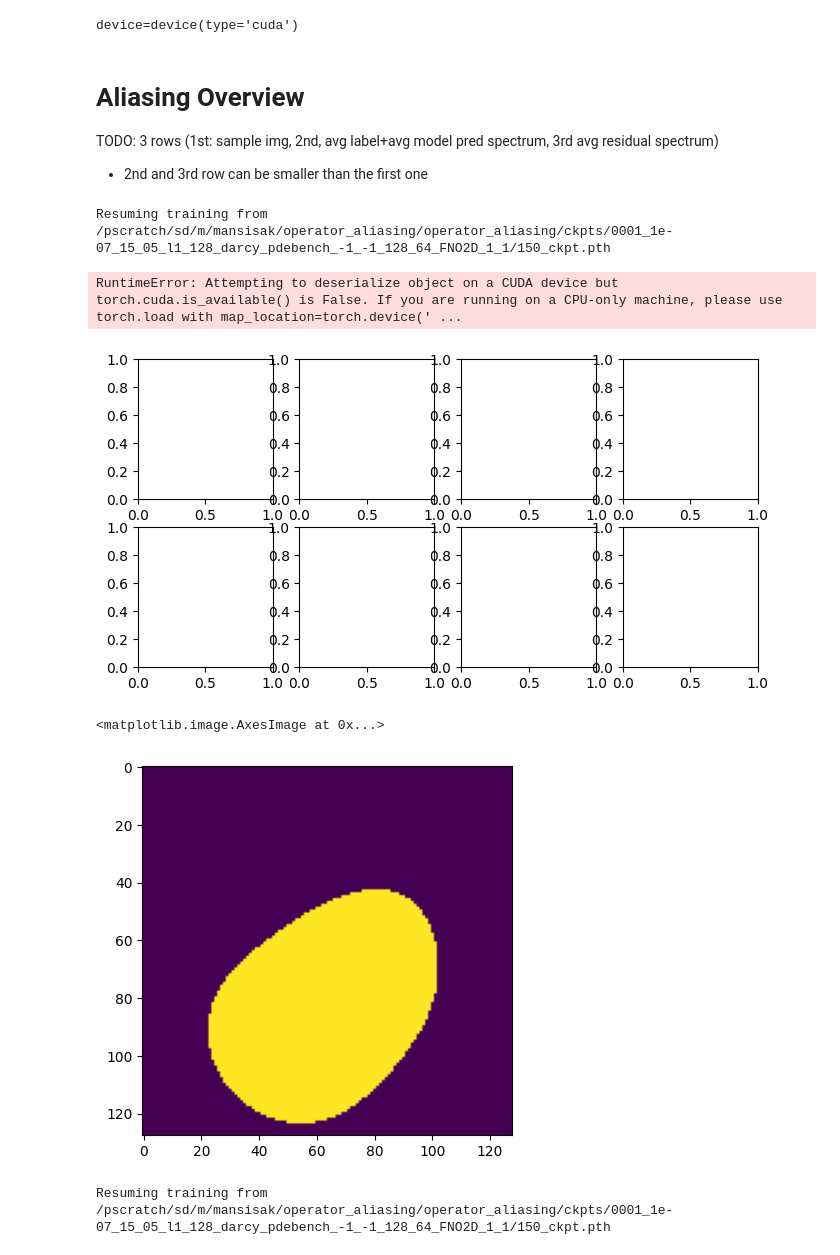
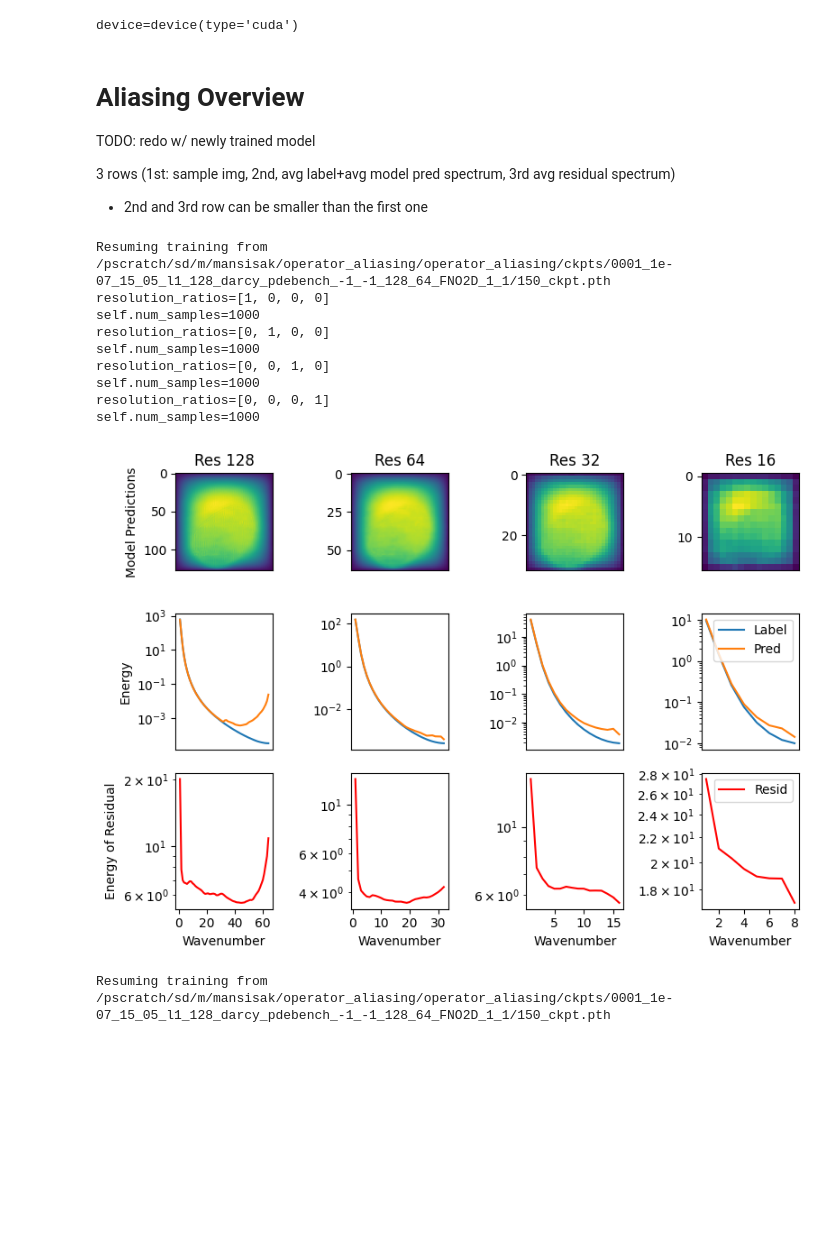
Before and after one commit to msakarvadia/operator_aliasing, a Jupyter notebook: notebooks/figures.ipynb, the cells around one changed output. Drawn from its saved outputs; the diff is of its cells as text; code cells hidden in the pictures; blank space fills up the shorter version.

Commit message:
adding figures

```diff
--- a/notebooks/figures.ipynb
+++ b/notebooks/figures.ipynb
@@ -30,11 +30,12 @@ ckpt_path = '/pscratch/sd/m/mansisak/operator_aliasing/operator_aliasing/ckpts'
 device=device(type='cuda')
 # %% [markdown]
 # Aliasing Overview
+TODO: redo w/ newly trained model
 
-TODO: 3 rows (1st: sample img, 2nd, avg label+avg model pred spectrum, 3rd avg residual spectrum)
+3 rows (1st: sample img, 2nd, avg label+avg model pred spectrum, 3rd avg residual spectrum)
 - 2nd and 3rd row can be smaller than the first one
 # %%
-fig, axs = plt.subplots(2, 4, figsize=(8, 4))
+fig, axs = plt.subplots(3, 4, figsize=(8, 6))
 from matplotlib import ticker
 
 # grab trained model
@@ -62,6 +63,7 @@ model = get_model(
     out_channels=out_channels,
 )
 ckpt_dir = f'{lr}_{wd}_15_05_{loss}_{batch_size}_{dataset_name}_-1_-1_{img_size}_{max_mode}_{model_name}_{in_channels}_{initial_steps}'
+#ckpt_dir = f'{lr}_{wd}_15_05_{loss}_{batch_size}_{dataset_name}_-1_-1_{max_mode}_{model_name}_{in_channels}_{out_channels}_{pinn_loss_weight}_{initial_steps}_single_[0,0,0,1]'
 ckpt_pth = f'{ckpt_path}/{ckpt_dir}/'
 ckpt_dict = load_latest_ckpt(ckpt_pth)
 model.load_state_dict(ckpt_dict['model_state_dict'])
@@ -69,6 +71,9 @@ model = model.to(device)
 model = model.eval()
 
 for x_idx, res in enumerate([16, 32, 64, 128]):
+    resolution_ratio = [0,0,0,0]
+    resolution_ratio[x_idx] = 1
+    resolutions = [128, 64, 32, 16]
     dataset = get_dataset(
         dataset_name=dataset_name,
         filter_lim=filter_lim,
@@ -79,48 +84,70 @@ for x_idx, res in enumerate([16, 32, 64, 128]):
         model_name=model_name,
         darcy_forcing_term=darcy_forcing_term,
         burger_viscosity=burger_viscosity,
+        batch_size = 128,
+        seed = 0,
+        resolution_ratios=resolution_ratio,
     )
-    sample = dataset[0]
+    #sample = dataset[0]
+    sample = {
+        'x':torch.concat([dataset[i]['x'] for i in range(len(dataset))]),
+        'y':torch.concat([dataset[i]['y'] for i in range(len(dataset))])
+    }
     # grab a single input from the last batch
-    model_input = sample['x'].unsqueeze(dim=0).to(device)
+    model_input = sample['x'].to(device) #.unsqueeze(dim=0).to(device)
     with torch.no_grad():
         model_output = model(x=model_input)
-    ground_truth = sample['y'].unsqueeze(dim=0)
+    ground_truth = sample['y']#.unsqueeze(dim=0)
+    residuals = (model_output - ground_truth.to(device)) / ground_truth.to(device)
 
     # convert to plotable form
     model_in = model_input[0, 0, :, :].cpu().numpy()
     output = model_output[0, 0, :, :].cpu().numpy()
     label = ground_truth[0, 0, :, :].cpu().numpy()
 
     axs[0, x_idx].imshow(output)
-    axs[0, x_idx].set_title(f'Res {res}')
+    axs[0, x_idx].set_title(f'Res {resolutions[x_idx]}')
     # axs[0, x_idx].get_yaxis().set_visible(False)
     axs[0, x_idx].get_xaxis().set_visible(False)
+    axs[1, x_idx].get_xaxis().set_visible(False)
 
     label_spectrum = get_energy_curve(ground_truth)
     pred_spectrum = get_energy_curve(model_output)
+    residual_spectrum = get_energy_curve(residuals)
 
     axs[1, x_idx].set_yscale('log')
-    x = np.linspace(1, res // 2, res // 2)
+    x = np.linspace(1, len(label_spectrum), len(label_spectrum))
     axs[1, x_idx].plot(x, label_spectrum, label='Label')
     axs[1, x_idx].plot(x, pred_spectrum, label='Pred')
-    axs[1, x_idx].set_xlabel('Wavenumber')
+
+    axs[2, x_idx].set_yscale('log')
+    axs[2, x_idx].plot(x, residual_spectrum, label='Resid', color='red')
+    axs[2, x_idx].set_xlabel('Wavenumber')
     # plt.locator_params(axis="x", integer=True, tight=True)
-    axs[1, x_idx].xaxis.set_major_locator(
+    axs[2, x_idx].xaxis.set_major_locator(
         ticker.MaxNLocator(integer=True, nbins=4)
     )
     if x_idx == 0:
+        axs[2, x_idx].set_ylabel('Energy of Residual')
         axs[1, x_idx].set_ylabel('Energy')
         axs[0, x_idx].set_ylabel('Model Predictions')
 
+axs[1,x_idx].legend(loc="upper right")
 plt.legend()
 plt.tight_layout()
 fig.savefig(
     f'{FIG_DIR}/aliasing_overview.pdf',  # .png
     dpi=300,
     bbox_inches='tight',
 )
 # %% [output]
 Resuming training from /pscratch/sd/m/mansisak/operator_aliasing/operator_aliasing/ckpts/0001_1e-07_15_05_l1_128_darcy_pdebench_-1_-1_128_64_FNO2D_1_1/150_ckpt.pth
+resolution_ratios=[1, 0, 0, 0]
+self.num_samples=1000
+resolution_ratios=[0, 1, 0, 0]
+self.num_samples=1000
+resolution_ratios=[0, 0, 1, 0]
+self.num_samples=1000
+resolution_ratios=[0, 0, 0, 1]
+self.num_samples=1000
-RuntimeError: Attempting to deserialize object on a CUDA device but torch.cuda.is_available() is False. If you are running on a CPU-only machine, please use torch.load with map_location=torch.device(' ...
-[figure, old version]
+[figure, new version]
@@ -139,8 +154,3 @@ dataset = get_dataset(
-# %%
-plt.imshow(dataset[0]['x'][0])
-# %% [output]
-<matplotlib.image.AxesImage at 0x...>
-[figure, removed]
 # %%
 # Average Error Spectrum (Figure 2)
 
```
Also changed, not shown: parts of 14 cells of this notebook.
